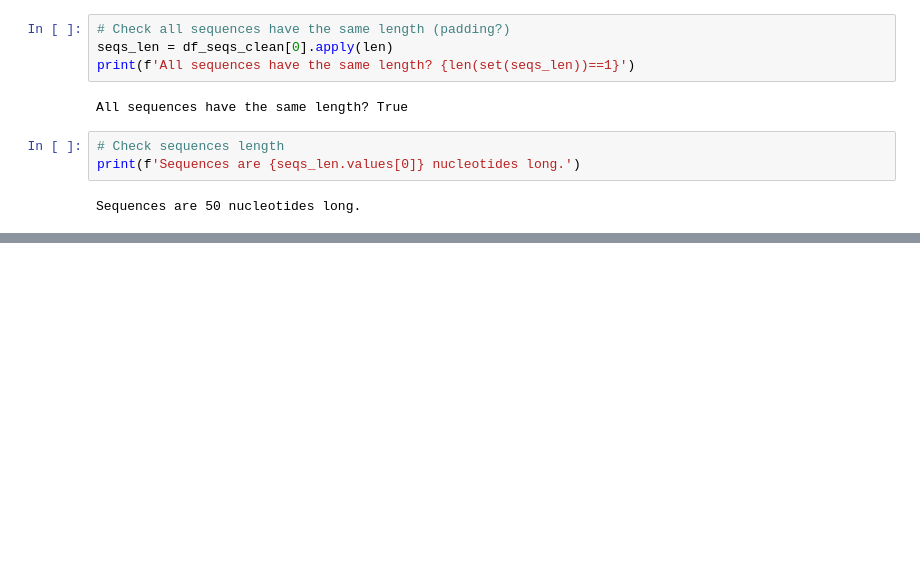
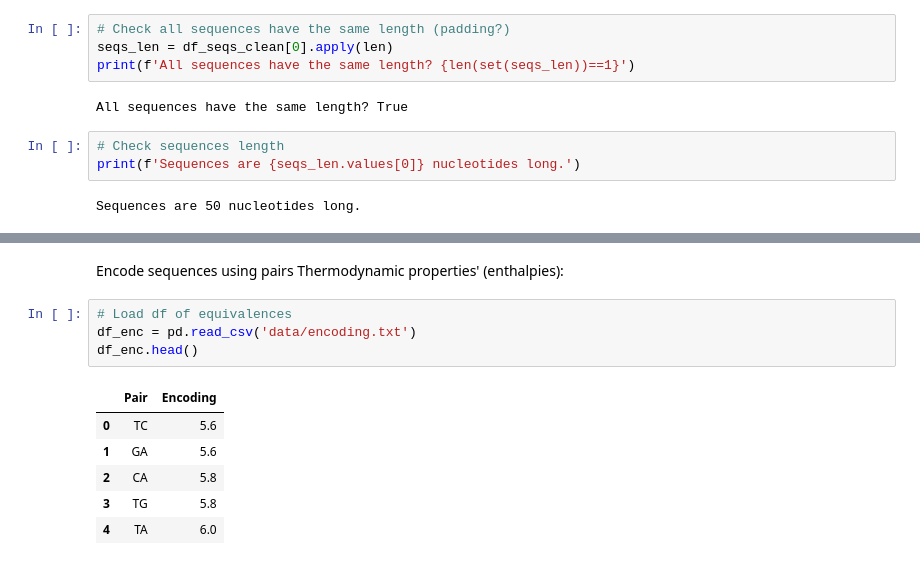
Before and after one commit to Mariog3497/Proyecto-complex, a Jupyter notebook: EDA.ipynb, the cells around one changed output, grey strips where cells are left out. Saved outputs shown, nothing was run; the diff lists cells and outputs as text; blank space fills up the shorter version.

```diff
--- a/EDA.ipynb
+++ b/EDA.ipynb
@@ -99,0 +118,13 @@ Sequences are 50 nucleotides long.
+# %% [markdown]
+Encode sequences using pairs Thermodynamic properties' (enthalpies):
+# %%
+# Load df of equivalences
+df_enc = pd.read_csv('data/encoding.txt')
+df_enc.head()
+# %% [output]
+|  | Pair | Encoding |
+| 0 | TC | 5.6 |
+| 1 | GA | 5.6 |
+| 2 | CA | 5.8 |
+| 3 | TG | 5.8 |
+| 4 | TA | 6.0 |
```
Also changed, not shown: parts of 13 cells of this notebook, 1 other file.
